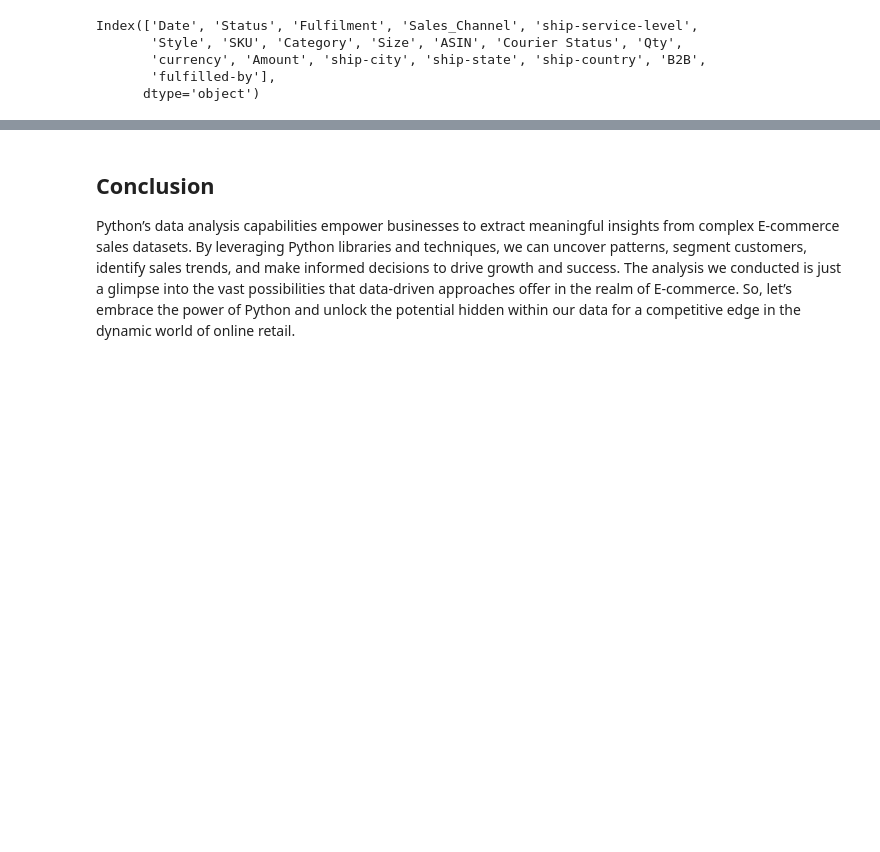
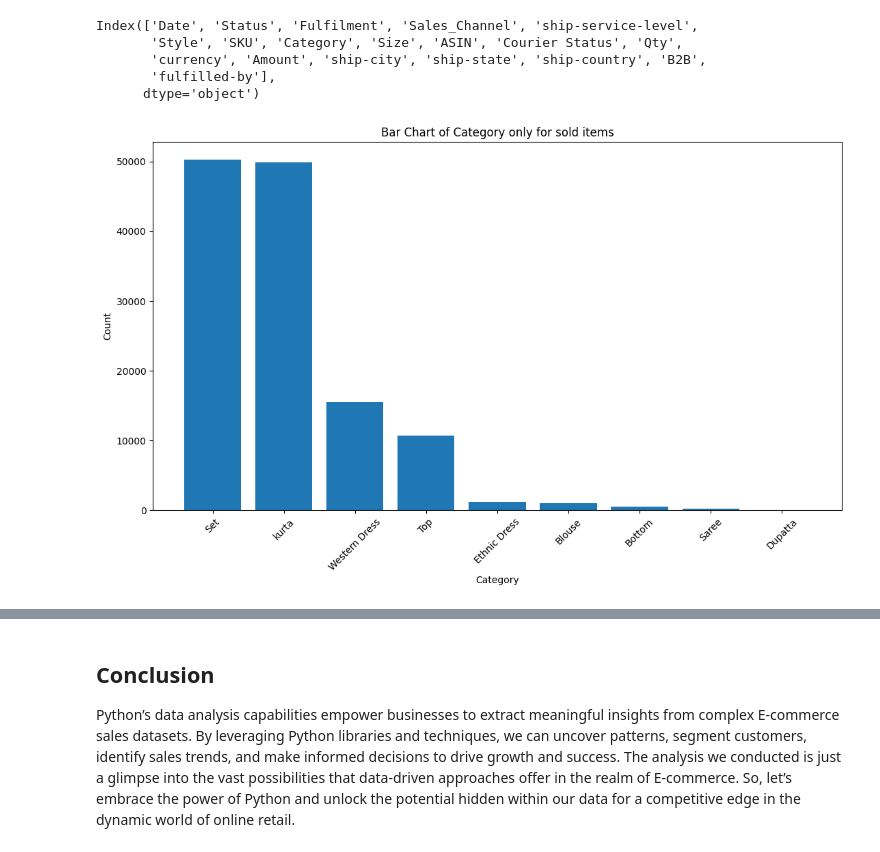
Before and after one commit to arunp77/Data-analysis-projects, a Jupyter notebook: E-commerce/ecommerce-data-analysis.ipynb, the cells around one changed output, grey strips where cells are left out. Saved outputs shown, nothing was run; the diff lists cells and outputs as text; code cells hidden in the pictures; blank space fills up the shorter version.

Commit message:
Bar plots

```diff
--- a/E-commerce/ecommerce-data-analysis.ipynb
+++ b/E-commerce/ecommerce-data-analysis.ipynb
@@ -606,0 +597,16 @@ plt.show()
+# %%
+# Bar Chart of 'Category' in df_amzcopy:
+
+category_counts = df_amzcopy['Category'].value_counts()
+
+# Set the figure size
+plt.figure(figsize=(13, 7))
+
+plt.bar(category_counts.index, category_counts.values)
+plt.xlabel('Category')
+plt.ylabel('Count')
+plt.title('Bar Chart of Category only for sold items')
+plt.xticks(rotation=45)
+plt.show()
+# %% [output]
+[figure, added]
```
Also changed, not shown: parts of 6 cells of this notebook.
